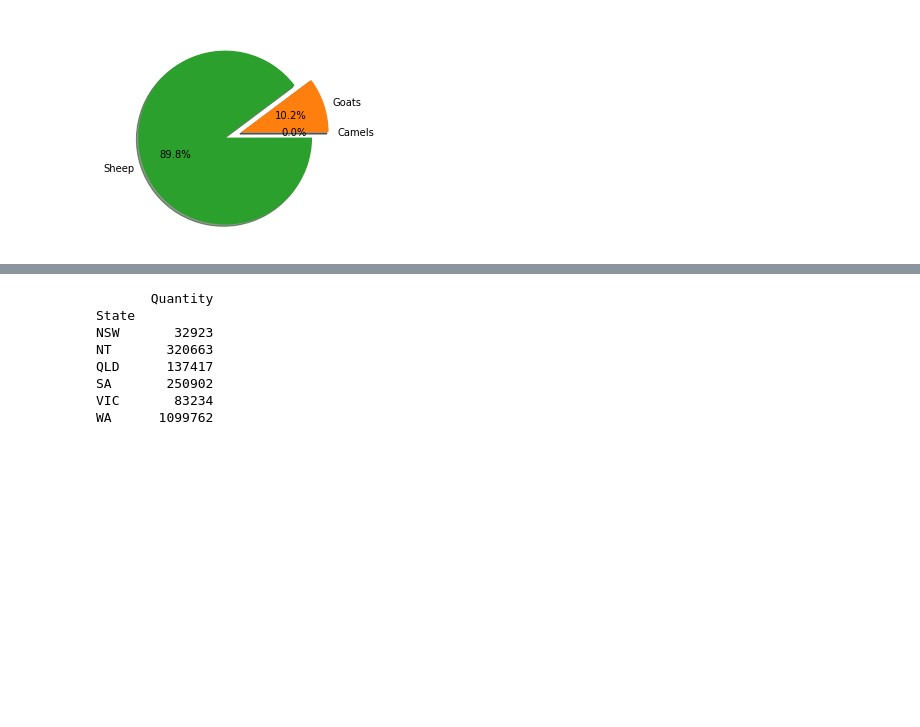
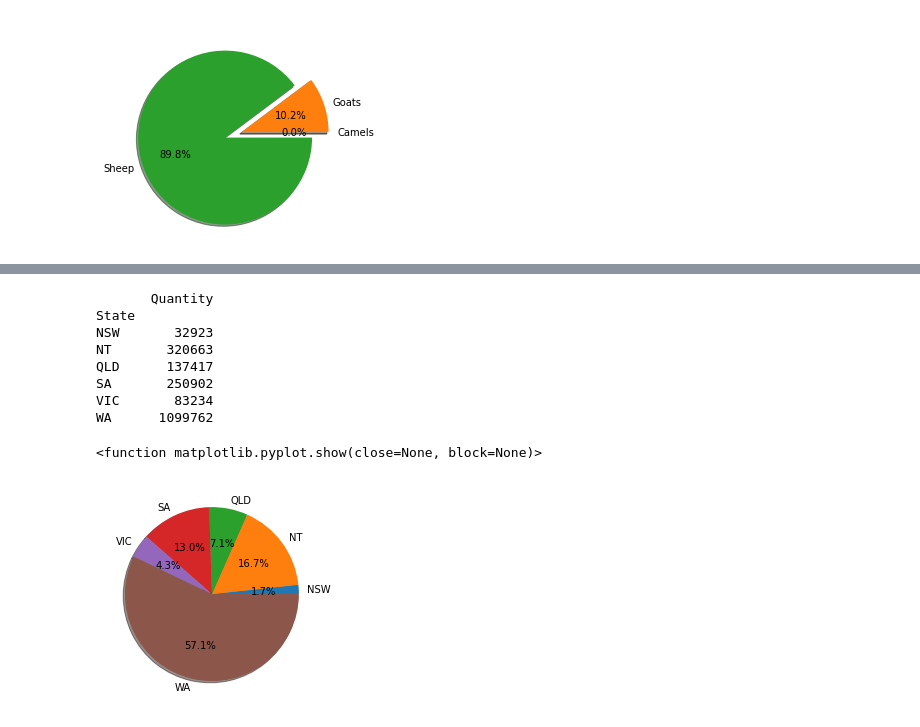
Before and after one commit to D-Wild/data_project, a Jupyter notebook: CODE.ipynb, the cells around one changed output, grey strips where cells are left out. Cells and saved outputs as stored; diff of their text form; code cells hidden in the pictures; blank space fills up the shorter version.

```diff
--- a/CODE.ipynb
+++ b/CODE.ipynb
@@ -199,15 +175,27 @@ Goats         154
-# %%
-ld_2014 = ld.loc[(ld['Year'] == 2014)]
-ld_2014_species = ld_2014.groupby(['State']).sum()
-ld_2014_species_culled = ld_2014_species.drop(columns=['Year'])
-
-print(ld_2014_species_culled)
-# %% [output]
-       Quantity
-State
-NSW       32923
-NT       320663
-QLD      137417
-SA       250902
-VIC       83234
-WA      1099762
+# %%
+ld_2014 = ld.loc[(ld['Year'] == 2014)]
+ld_2014_species = ld_2014.groupby(['State']).sum()
+ld_2014_species_culled = ld_2014_species.drop(columns=['Year'])
+
+print(ld_2014_species_culled)
+
+NSW = ld_2014_species_culled.iloc[0,0]
+NT = ld_2014_species_culled.iloc[1,0]
+QLD = ld_2014_species_culled.iloc[2,0]
+SA = ld_2014_species_culled.iloc[3,0]
+VIC = ld_2014_species_culled.iloc[4,0]
+WA = ld_2014_species_culled.iloc[5,0]
+
+plt.pie([NSW, NT, QLD, SA, VIC, WA], labels= ['NSW', 'NT', 'QLD', 'SA', 'VIC', 'WA'], shadow=True, autopct='%1.1f%%', explode= (0, 0, 0, 0, 0, 0))
+plt.show
+# %% [output]
+       Quantity
+State
+NSW       32923
+NT       320663
+QLD      137417
+SA       250902
+VIC       83234
+WA      1099762
+<function matplotlib.pyplot.show(close=None, block=None)>
+[figure, added]
```
Also changed, not shown: parts of 12 cells of this notebook, 7 other files.
